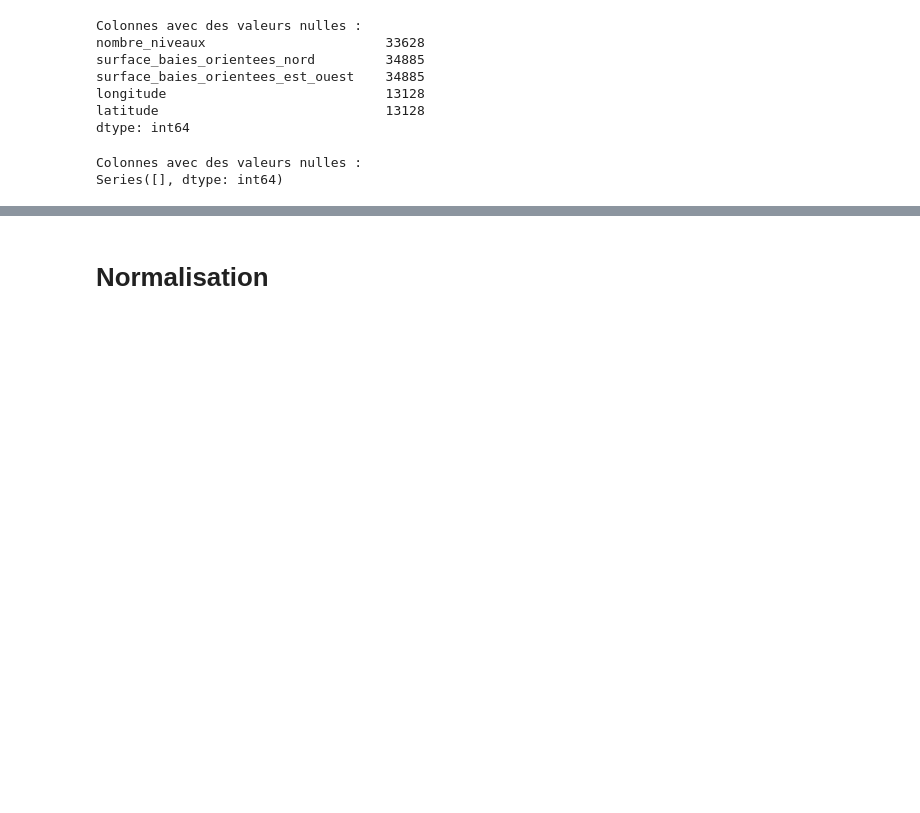
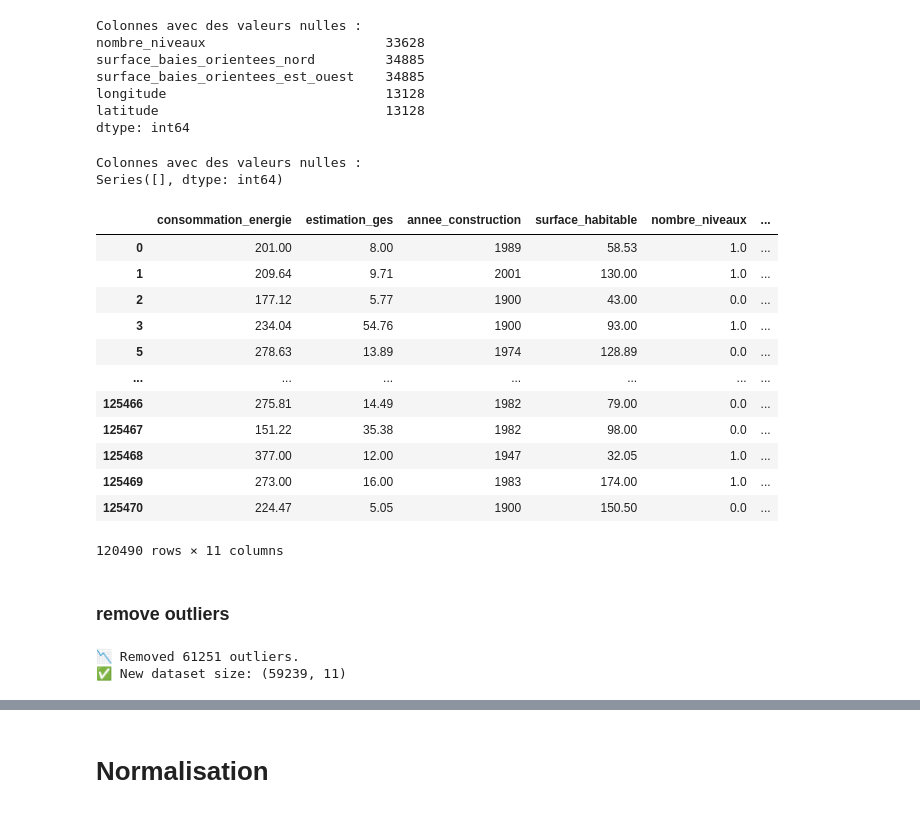
Before and after one commit to BouzelatTarek/DS-Project, a Jupyter notebook: script.ipynb, the cells around one changed output, grey strips where cells are left out. Cells and saved outputs as stored; diff of their text form; code cells hidden in the pictures; blank space fills up the shorter version.

```diff
--- a/script.ipynb
+++ b/script.ipynb
@@ -758,8 +763,7 @@ merged_df
 # %%
-df_cleaned = merged_df
 # Classification des colonnes
-quantitative_col = df_cleaned.select_dtypes(include=['int64', 'float64']).columns.tolist()
-categorical_col = df_cleaned.select_dtypes(include=['object']).columns.tolist()
+quantitative_col = merged_df.select_dtypes(include=[int, 'float64']).columns.tolist()
+categorical_col = merged_df.select_dtypes(include=['object']).columns.tolist()
 
 # Identifier les colonnes qualitatives (variables ordinales ou discrètes non continues)
 # Ici, on prend les colonnes numériques qui sont susceptibles d'être des catégories ordinales
@@ -767,7 +771,7 @@ qualitative_col = []
 
 # Exemple de règles pour les identifier (basé sur le nombre de valeurs uniques)
 for col in quantitative_col:
-    if df_cleaned[col].nunique() < 15:  # Si une variable numérique a peu de valeurs distinctes, elle est probablement qualitative
+    if merged_df[col].nunique() < 15:  # Si une variable numérique a peu de valeurs distinctes, elle est probablement qualitative
         qualitative_col.append(col)
 
 # Retirer les qualitatives de la liste des quantitatives
@@ -784,9 +788,6 @@ classification = {
 classification_df = pd.DataFrame([(k, ", ".join(v)) for k, v in classification.items()], columns=["Type", "Columns"])
 
 # Diviser le DataFrame en trois sous-ensembles en fonction de la classification
-quantitative_df = df_cleaned[quantitative_col]
-qualitative_df = df_cleaned[qualitative_col]
-categorical_df = df_cleaned[categorical_col]
+quantitative_df = merged_df[quantitative_col]
+qualitative_df = merged_df[qualitative_col]
+categorical_df = merged_df[categorical_col]
-# %%
-# Change the data type of 'annee_construction' to int
-quantitative_df['annee_construction'] = quantitative_df['annee_construction'].astype(int)
@@ -1165,3 +1183,46 @@ print(columns_with_nulls)
 # %% [output]
 Colonnes avec des valeurs nulles :
 Series([], dtype: int64)
+# %%
+df
+# %% [output]
+|  | consommation_energie | estimation_ges | annee_construction | surface_habitable | nombre_niveaux | ... |
+| 0 | 201.00 | 8.00 | 1989 | 58.53 | 1.0 | ... |
+| 1 | 209.64 | 9.71 | 2001 | 130.00 | 1.0 | ... |
+| 2 | 177.12 | 5.77 | 1900 | 43.00 | 0.0 | ... |
+| 3 | 234.04 | 54.76 | 1900 | 93.00 | 1.0 | ... |
+| 5 | 278.63 | 13.89 | 1974 | 128.89 | 0.0 | ... |
+| ... | ... | ... | ... | ... | ... | ... |
+| 125466 | 275.81 | 14.49 | 1982 | 79.00 | 0.0 | ... |
+| 125467 | 151.22 | 35.38 | 1982 | 98.00 | 0.0 | ... |
+| 125468 | 377.00 | 12.00 | 1947 | 32.05 | 1.0 | ... |
+| 125469 | 273.00 | 16.00 | 1983 | 174.00 | 1.0 | ... |
+| 125470 | 224.47 | 5.05 | 1900 | 150.50 | 0.0 | ... |
+120490 rows × 11 columns
+# %% [markdown]
+### remove outliers
+# %%
+# Exclude target variable 'consommation_energie'
+quantitative_features = df.drop(columns=['consommation_energie'], errors='ignore')
+
+# Compute Q1, Q3, and IQR
+Q1 = quantitative_features.quantile(0.25)
+Q3 = quantitative_features.quantile(0.75)
+IQR = Q3 - Q1
+
+# Define bounds for outliers
+lower_bound = Q1 - 1.5 * IQR
+upper_bound = Q3 + 1.5 * IQR
+
+# Remove outliers (keep only rows where all features are within bounds)
+df_cleaned = df[
+    ((quantitative_features >= lower_bound) & (quantitative_features <= upper_bound)).all(axis=1)
+]
+
+# Display number of removed rows and cleaned dataset
+removed_rows = len(df) - len(df_cleaned)
+print(f"📉 Removed {removed_rows} outliers.")
+print(f"✅ New dataset size: {df_cleaned.shape}")
+# %% [output]
+📉 Removed 61251 outliers.
+✅ New dataset size: (59239, 11)
```
Also changed, not shown: parts of 90 cells of this notebook, 4 other files.
